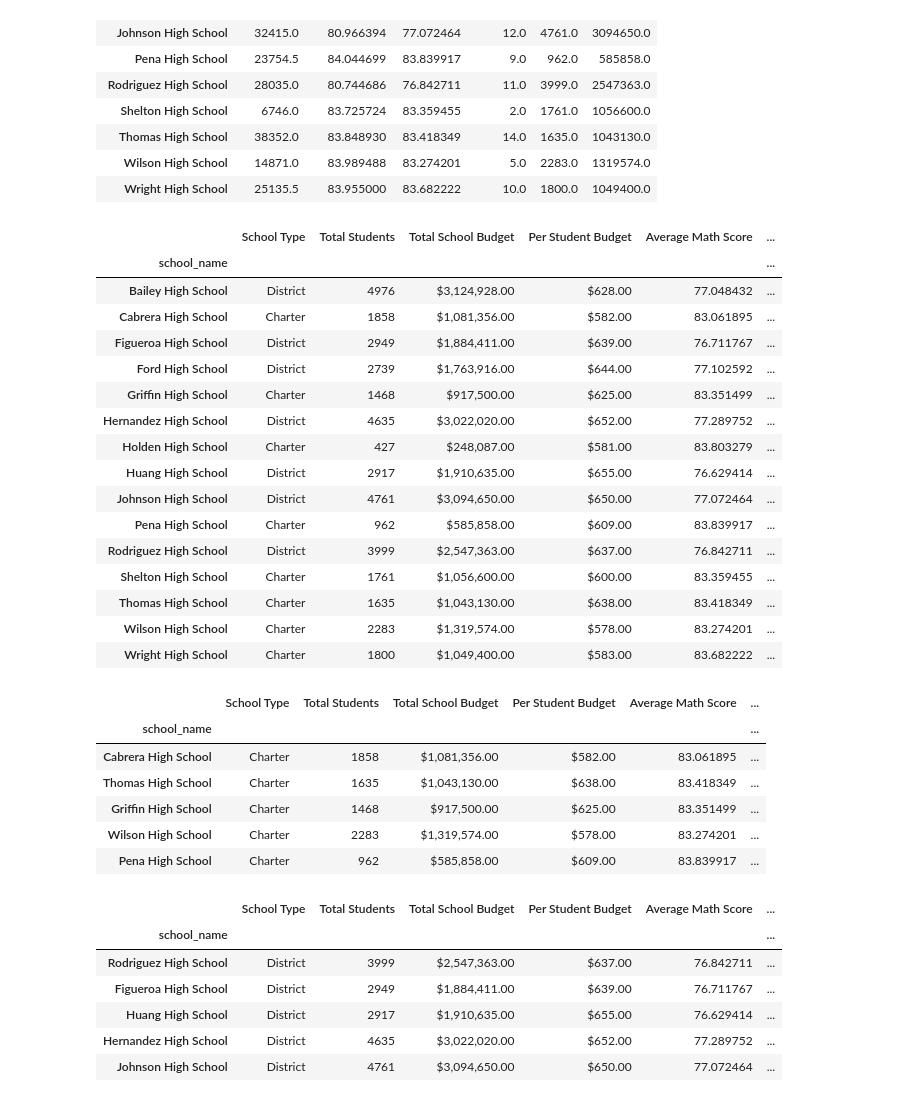
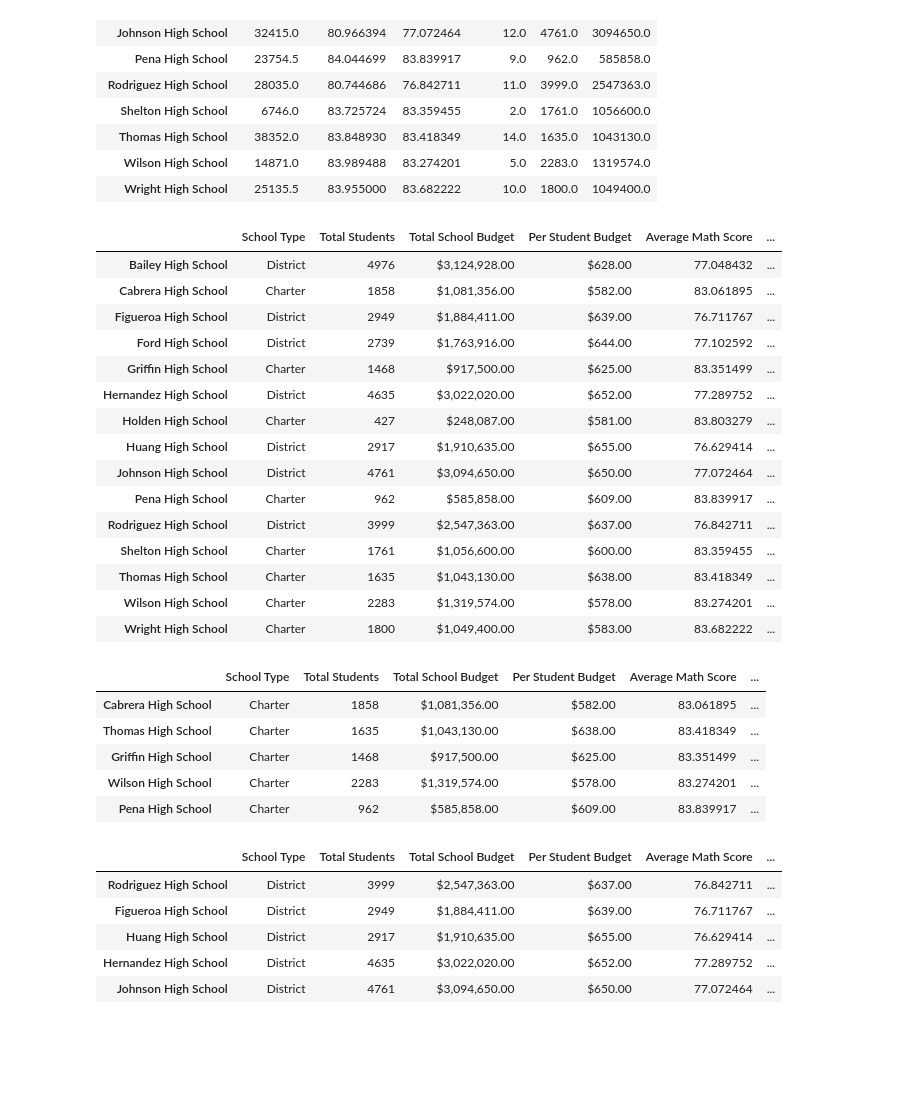
Before and after one commit to Faieee/School_District_Analysis, a Jupyter notebook: PyCitySchools.ipynb, the cells around one changed output. Cells and saved outputs as stored; diff of their text form; code cells hidden in the pictures; blank space fills up the shorter version.

```diff
--- a/PyCitySchools.ipynb
+++ b/PyCitySchools.ipynb
@@ -317,25 +317,25 @@ perSchoolPassingBothPercent = perSchoolPassingBoth / perSchoolCount * 100
 # %%
 # create per school summary
 
 perSchoolSummaryDF = pd.DataFrame({
     'School Type': perSchoolType,
     'Total Students': perSchoolCount,
     'Total School Budget': perSchoolBudget,
     'Per Student Budget': perSchoolCapita,
     'Average Math Score': perSchoolMath,
     'Average Reading Score': perSchoolReading,
     '% Passing Math': perSchoolPassingMathPercent,
     '% Passing Reading': perSchoolPassingReadingPercent,
     '% Overall Passing': perSchoolPassingBothPercent
 })
 
 perSchoolSummaryDF['Total School Budget'] = perSchoolSummaryDF['Total School Budget'].map("${:,.2f}".format)
 perSchoolSummaryDF['Per Student Budget'] = perSchoolSummaryDF['Per Student Budget'].map("${:,.2f}".format)
+perSchoolSummaryDF.index.name = None
 
 perSchoolSummaryDF
 # %% [output]
 |  | School Type | Total Students | Total School Budget | Per Student Budget | Average Math Score | ... |
-| school_name |  |  |  |  |  | ... |
 | Bailey High School | District | 4976 | $3,124,928.00 | $628.00 | 77.048432 | ... |
 | Cabrera High School | Charter | 1858 | $1,081,356.00 | $582.00 | 83.061895 | ... |
 | Figueroa High School | District | 2949 | $1,884,411.00 | $639.00 | 76.711767 | ... |
@@ -358,7 +358,6 @@ topSchools = perSchoolSummaryDF.sort_values(['% Overall Passing'], ascending=Fal
 topSchools.head()
 # %% [output]
 |  | School Type | Total Students | Total School Budget | Per Student Budget | Average Math Score | ... |
-| school_name |  |  |  |  |  | ... |
 | Cabrera High School | Charter | 1858 | $1,081,356.00 | $582.00 | 83.061895 | ... |
 | Thomas High School | Charter | 1635 | $1,043,130.00 | $638.00 | 83.418349 | ... |
 | Griffin High School | Charter | 1468 | $917,500.00 | $625.00 | 83.351499 | ... |
@@ -369,7 +368,6 @@ bottomSchools = perSchoolSummaryDF.sort_values(['% Overall Passing'], ascending=
 bottomSchools.head()
 # %% [output]
 |  | School Type | Total Students | Total School Budget | Per Student Budget | Average Math Score | ... |
-| school_name |  |  |  |  |  | ... |
 | Rodriguez High School | District | 3999 | $2,547,363.00 | $637.00 | 76.842711 | ... |
 | Figueroa High School | District | 2949 | $1,884,411.00 | $639.00 | 76.711767 | ... |
 | Huang High School | District | 2917 | $1,910,635.00 | $655.00 | 76.629414 | ... |
```
Also changed, not shown: parts of 6 cells of this notebook.
